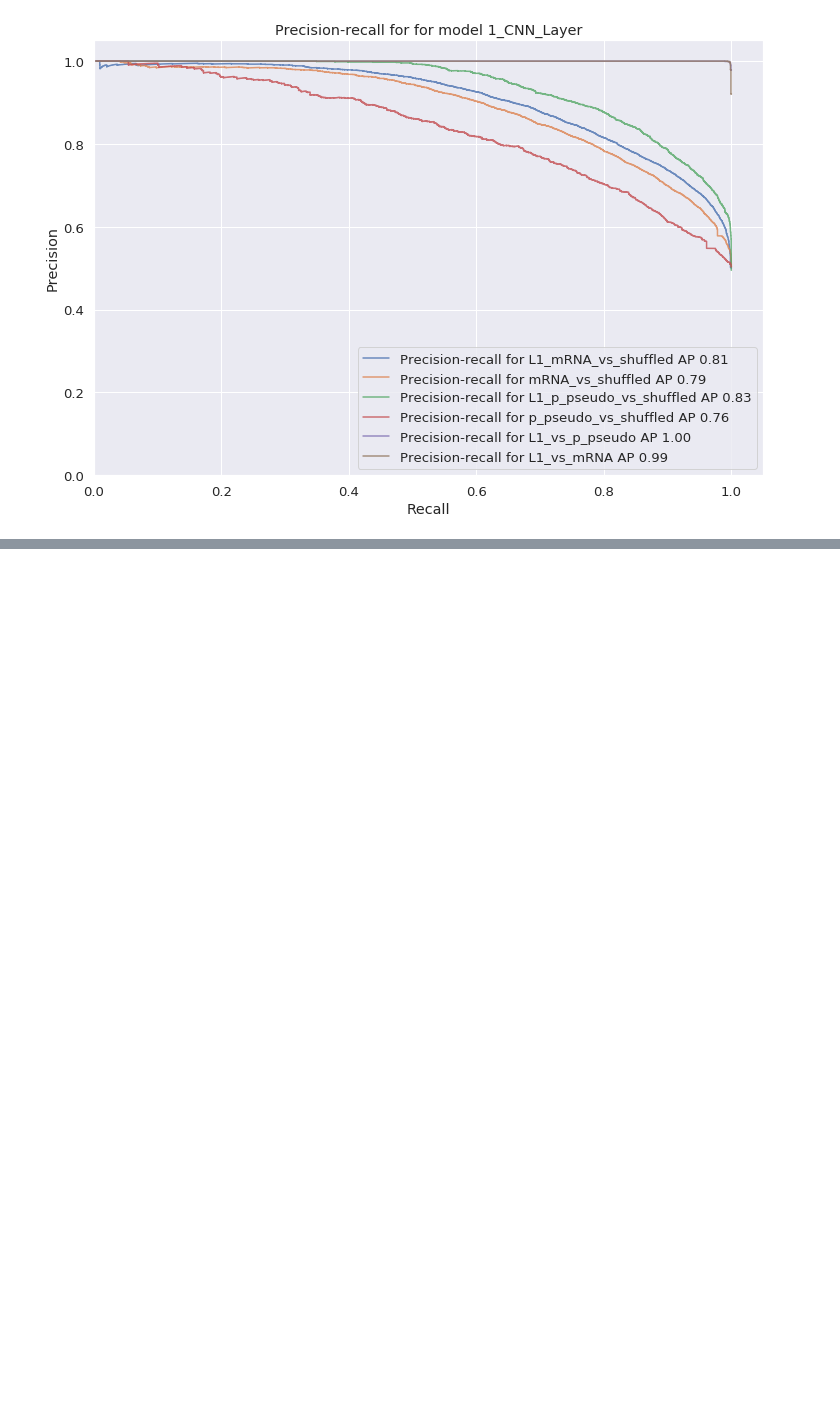
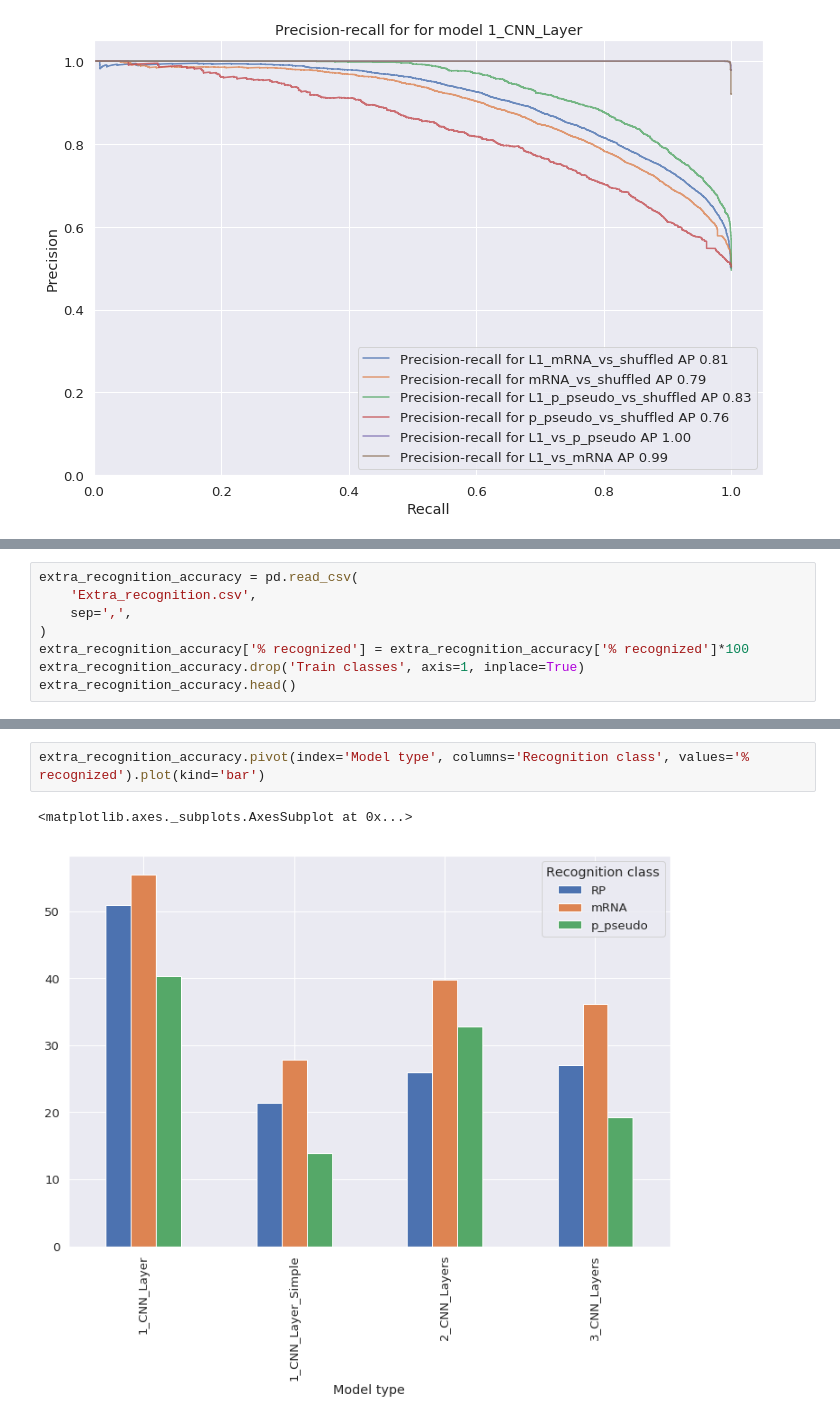
Before and after one commit to AlexShein/DeepLearning, a Jupyter notebook: ExperimentsSummary.ipynb, the cells around one changed output, grey strips where cells are left out. Drawn from its saved outputs; the diff is of its cells as text; blank space fills up the shorter version.

Commit message:
Added ribosomal proteins recognition

```diff
--- a/ExperimentsSummary.ipynb
+++ b/ExperimentsSummary.ipynb
@@ -125,0 +128,8 @@ for model in MODELS:
+# %%
+extra_recognition_accuracy = pd.read_csv(
+    'Extra_recognition.csv',
+    sep=',',
+)
+extra_recognition_accuracy['% recognized'] = extra_recognition_accuracy['% recognized']*100
+extra_recognition_accuracy.drop('Train classes', axis=1, inplace=True)
+extra_recognition_accuracy.head()
@@ -125,0 +143,5 @@ for model in MODELS:
+# %%
+extra_recognition_accuracy.pivot(index='Model type', columns='Recognition class', values='% recognized').plot(kind='bar')
+# %% [output]
+<matplotlib.axes._subplots.AxesSubplot at 0x...>
+[figure, added]
```
Also changed, not shown: parts of 3 cells of this notebook, 2 other files.
